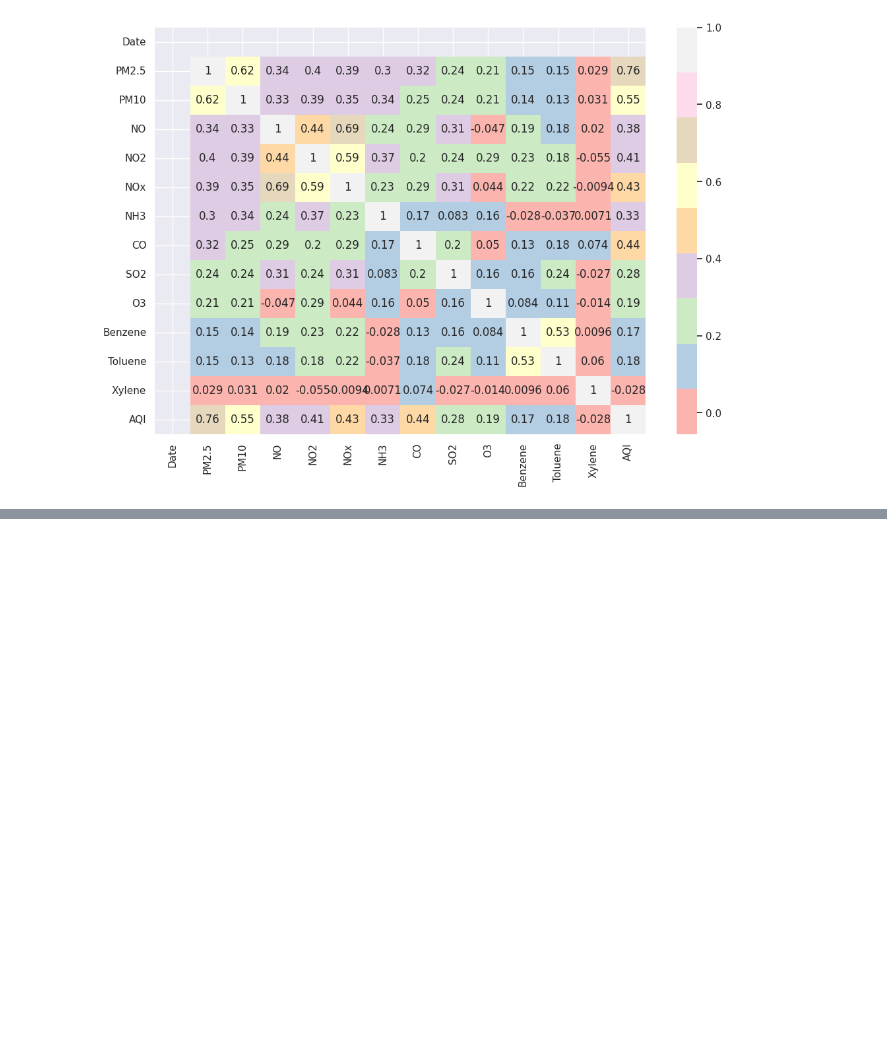
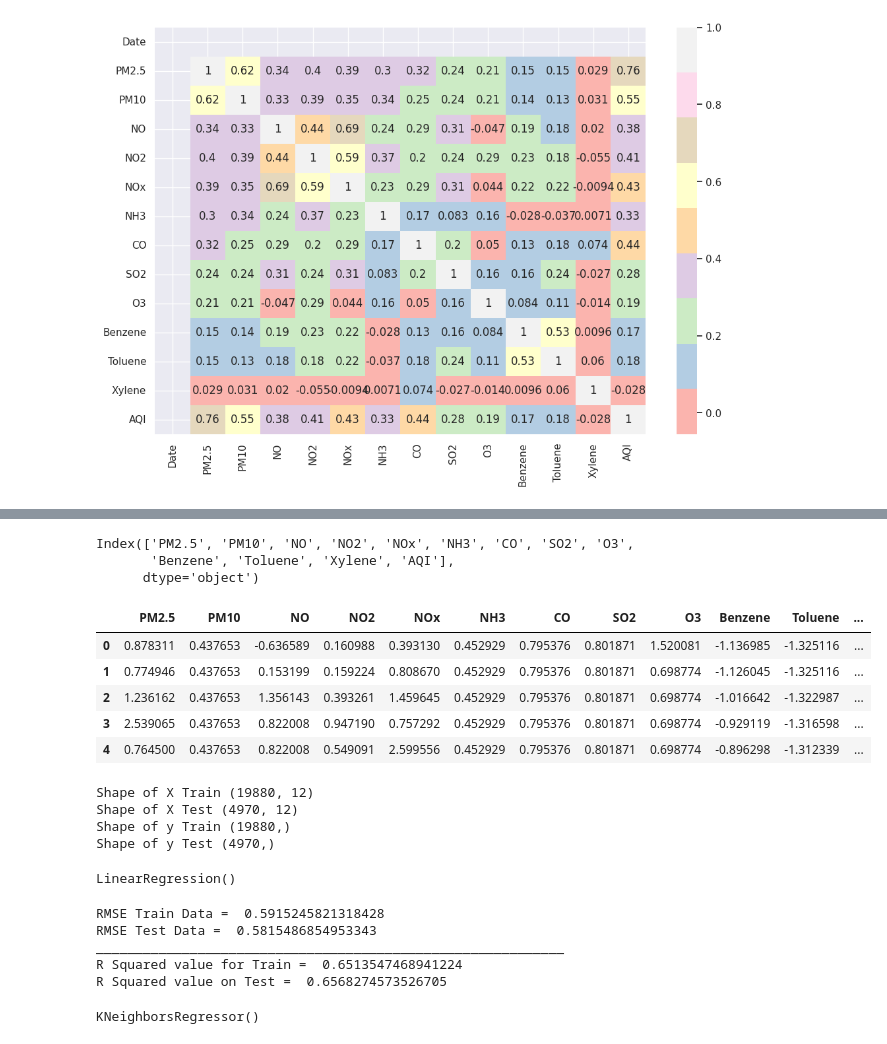
Before and after one commit to shivambarthwal2/Air-Quality-Index-Prediction-AICTE-Cycle-4, a Jupyter notebook: AQI_Prediction_Model.ipynb, the cells around one changed output, grey strips where cells are left out. Drawn from its saved outputs; the diff is of its cells as text; code cells hidden in the pictures; blank space fills up the shorter version.

```diff
--- a/AQI_Prediction_Model.ipynb
+++ b/AQI_Prediction_Model.ipynb
@@ -575,0 +536,53 @@ plt.show()
+# %%
+df.columns
+# %% [output]
+Index(['PM2.5', 'PM10', 'NO', 'NO2', 'NOx', 'NH3', 'CO', 'SO2', 'O3',
+       'Benzene', 'Toluene', 'Xylene', 'AQI'],
+      dtype='object')
+# %%
+# Feature & Target Selection
+X = df [['PM2.5', 'PM10', 'NO', 'NO2', 'NOx', 'NH3', 'CO', 'SO2', 'O3', 'Benzene', 'Toluene', 'Xylene']]
+y = df ['AQI']
+# %%
+X.head()
+# %% [output]
+|  | PM2.5 | PM10 | NO | NO2 | NOx | NH3 | CO | SO2 | O3 | Benzene | Toluene | ... |
+| 0 | 0.878311 | 0.437653 | -0.636589 | 0.160988 | 0.393130 | 0.452929 | 0.795376 | 0.801871 | 1.520081 | -1.136985 | -1.325116 | ... |
+| 1 | 0.774946 | 0.437653 | 0.153199 | 0.159224 | 0.808670 | 0.452929 | 0.795376 | 0.801871 | 0.698774 | -1.126045 | -1.325116 | ... |
+| 2 | 1.236162 | 0.437653 | 1.356143 | 0.393261 | 1.459645 | 0.452929 | 0.795376 | 0.801871 | 0.698774 | -1.016642 | -1.322987 | ... |
+| 3 | 2.539065 | 0.437653 | 0.822008 | 0.947190 | 0.757292 | 0.452929 | 0.795376 | 0.801871 | 0.698774 | -0.929119 | -1.316598 | ... |
+| 4 | 0.764500 | 0.437653 | 0.822008 | 0.549091 | 2.599556 | 0.452929 | 0.795376 | 0.801871 | 0.698774 | -0.896298 | -1.312339 | ... |
+# %%
+# Split the data into training and testing data Training set 80% Testing set 20%
+from sklearn.model_selection import train_test_split
+X_train, X_test, y_train, y_test = train_test_split(X, y, test_size=0.2, random_state=42)
+print('Shape of X Train', X_train.shape)
+print('Shape of X Test', X_test.shape)
+print('Shape of y Train', y_train.shape)
+print('Shape of y Test',y_test.shape)
+# %% [output]
+Shape of X Train (19880, 12)
+Shape of X Test (4970, 12)
+Shape of y Train (19880,)
+Shape of y Test (4970,)
+# %%
+# Impute missing values using SimpleImputer
+import pandas as pd
+from sklearn.impute import SimpleImputer
+from sklearn.model_selection import train_test_split
+from sklearn.linear_model import LinearRegression
+
+# Assuming X and y are your feature and target dataframes
+imputer = SimpleImputer(strategy='mean')  # Replace with your desired strategy
+
+# Fit and transform the imputer on your training data
+X_train = imputer.fit_transform(X_train)
+
+# Transform the testing data using the trained imputer
+X_test = imputer.transform(X_test)
+
+# Continue with your model training
+LR = LinearRegression()
+LR.fit(X_train, y_train)
+# %% [output]
+LinearRegression()
@@ -575,0 +593,22 @@ plt.show()
+# %%
+# Evaluation for Linear Regression
+RMSE_train = (np.sqrt(mean_squared_error(y_train, train_pred)))
+RMSE_test = (np.sqrt(mean_squared_error(y_test, test_pred)))
+print('RMSE Train Data = ', str(RMSE_train))
+print('RMSE Test Data = ', str(RMSE_test))
+print('_'* 60)
+print('R Squared value for Train = ', LR.score (X_train, y_train))
+print('R Squared value on Test = ', LR.score(X_test, y_test))
+# %% [output]
+RMSE Train Data =  0.5915245821318428
+RMSE Test Data =  0.5815486854953343
+____________________________________________________________
+R Squared value for Train =  0.6513547468941224
+R Squared value on Test =  0.6568274573526705
+# %%
+#KNN
+from sklearn.neighbors import KNeighborsRegressor
+knn = KNeighborsRegressor()
+knn.fit(X_train, y_train)
+# %% [output]
+KNeighborsRegressor()
```
Also changed, not shown: parts of 13 cells of this notebook.
